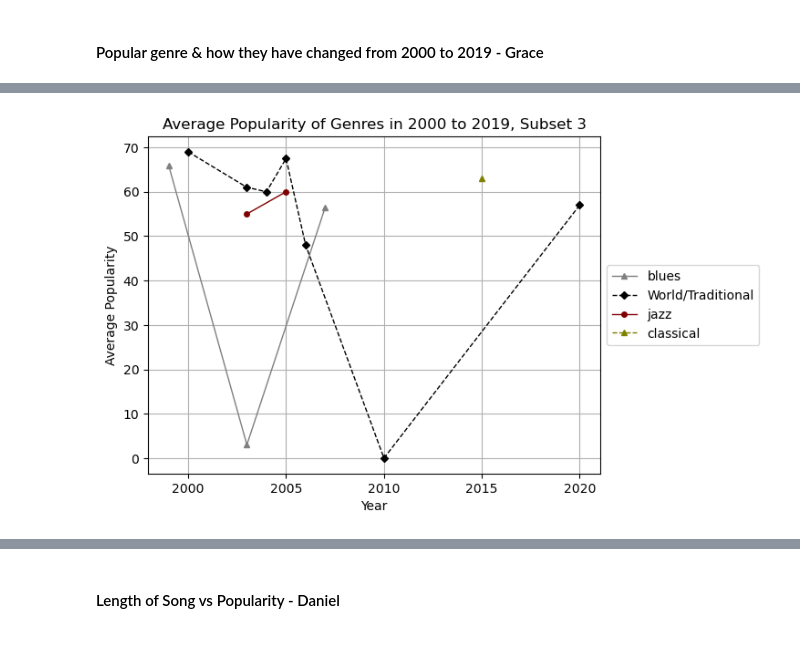
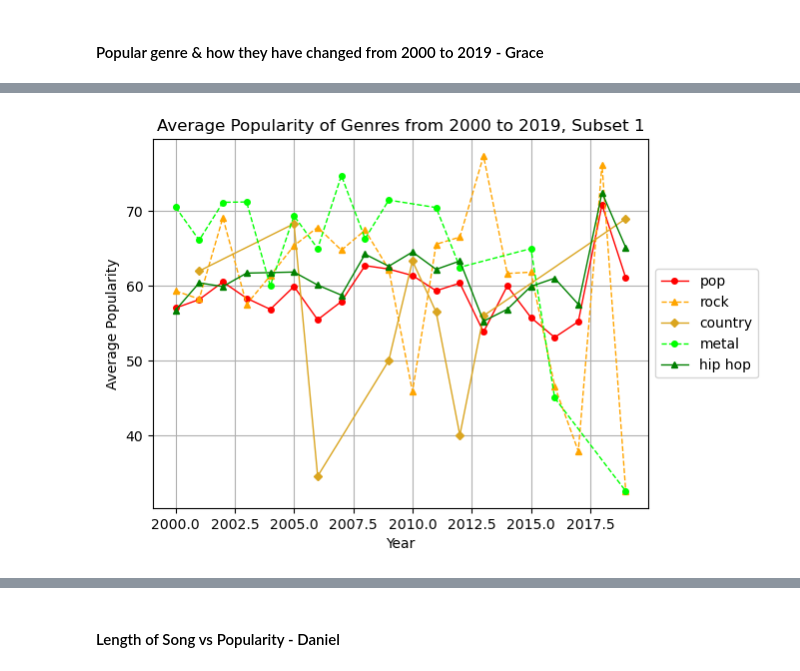
Before and after one commit to Dr0d1536/Project_1, a Jupyter notebook: spotify.ipynb, the cells around one changed output, grey strips where cells are left out. Drawn from its saved outputs; the diff is of its cells as text; code cells hidden in the pictures; blank space fills up the shorter version.

```diff
--- a/spotify.ipynb
+++ b/spotify.ipynb
@@ -358,38 +278,34 @@ plt.grid()
-# %%
-genre_container_3 = ['blues', 'World/Traditional', 'jazz', 'classical']
-# Create color list, line style list, and counter for the for loop
-colors = ["red", "orange", "goldenrod", "lime", "green", "cyan", "blue", "purple", "navy", "magenta", "grey", "black", "maroon", "olive"]
-
-#colors = ["#001219", "#005f73", "#0a9396", "#94d2bd", "#bcac9b", "#ee9b00",
-#          "#ca6702", "#bb3e03", "#99621E", "#9b2226", "#ae2012", "#065a60", "#4d194d", "lime"]
-#colors = ["#f94144","#f3722c","#f8961e","#f9844a","#f9c74f","#90be6d","#43aa8b","#4d908e","#577590","#277da1", "#252422", "#ccc5b9"]
-# cool tones #colors = ['#0466C8', '#0353A4', '#023E7D', '#002855', '#002855', '#001233', '#33415C', '#5C677D', '#7D8597', '#979DAC', '#1F1F1F', '#B8B8B8', '#99621E', '#FF0000',]
-line_styles = ["-","--"] # for accessibility
-markers = ["o","^", "D"] # for accessibility
-
-for genre in genre_container_3:
-    filter_df=genre_pop_year['genre'].str.contains(genre)
-    small_df=genre_pop_year.loc[filter_df, :]
-    # Get average popularity of this genre per year
-    yearly_popularity = small_df.groupby("year").mean()
-    yearly_popularity
-    # Plot average popularity vs. year.
-    plt.plot(yearly_popularity.index,
-             yearly_popularity["popularity"],
-             label=genre,
-             marker=markers[counter % 3], # Use modulo % to repeatedly iterate.
-             markersize=4,
-             color=colors[counter],
-             linestyle=line_styles[counter % 2],
-             linewidth=1
-            )
-    # Progress counter
-    counter = counter + 1
-
-plt.legend(loc='center left', bbox_to_anchor=(1, 0.5))
-plt.title("Average Popularity of Genres in 2000 to 2019, Subset 3")
-plt.xlabel("Year")
-plt.ylabel("Average Popularity")
-plt.grid()
-# %% [output]
-[figure, removed]
+# %%
+# Place five genres in container
+genre_container_1 = ['pop', 'rock', 'country', 'metal', 'hip hop']
+
+# Reset counter
+counter = 0
+
+# For each genre, create a small data frame with only songs from that genre, get the average popularity per year, and plot.
+for genre in genre_container_1:
+    filter_df=genre_pop_year['genre'].str.contains(genre)
+    small_df=genre_pop_year.loc[filter_df, :]
+    # Get average popularity of this genre per year
+    yearly_popularity = small_df.groupby("year").mean()
+    yearly_popularity
+    # Plot average popularity vs. year.
+    plt.plot(yearly_popularity.index,
+             yearly_popularity["popularity"],
+             label=genre,
+             marker=markers[counter % 3], # Use modulo % to repeatedly iterate.
+             markersize=4,
+             color=colors[counter],
+             linestyle=line_styles[counter % 2],
+             linewidth=1
+            )
+    # Progress counter
+    counter = counter + 1
+
+plt.legend(loc='center left', bbox_to_anchor=(1, 0.5))
+plt.title("Average Popularity of Genres from 2000 to 2019, Subset 1")
+plt.xlabel("Year")
+plt.ylabel("Average Popularity")
+plt.grid()
+# %% [output]
+[figure, added]
```
Also changed, not shown: parts of 18 cells of this notebook, 1 other file.
